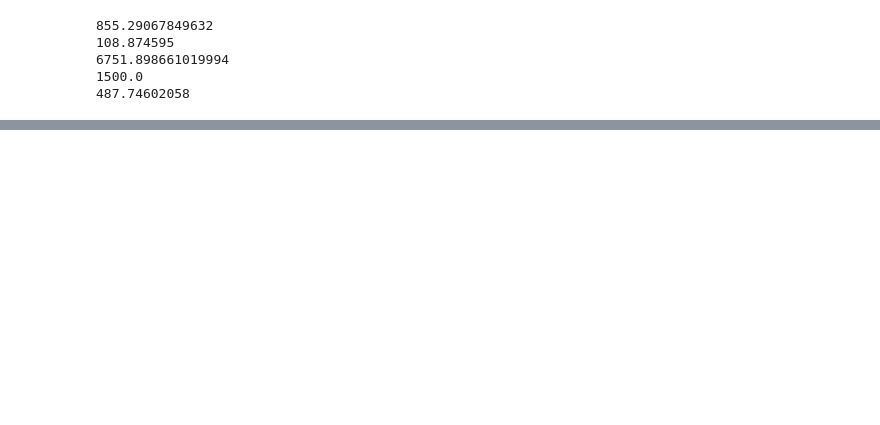
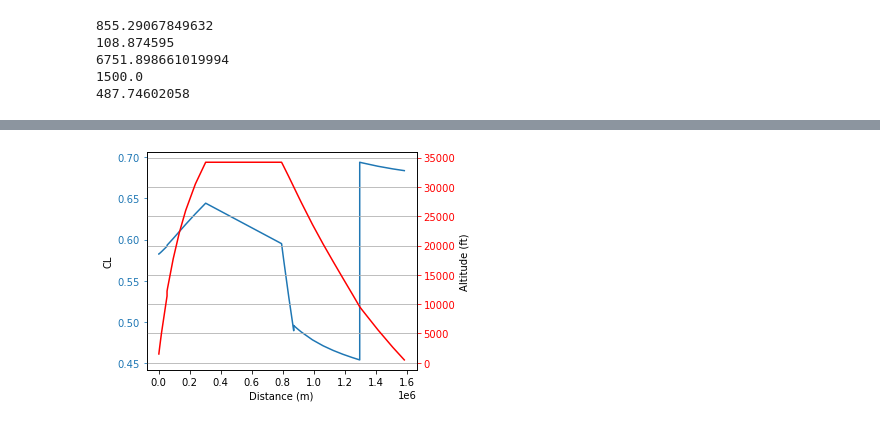
Before and after one commit to AlejandroRios/MDOAirB_base, a Jupyter notebook: framework/analysis-single-result.ipynb, the cells around one changed output, grey strips where cells are left out. Saved outputs shown, nothing was run; the diff lists cells and outputs as text; code cells hidden in the pictures; blank space fills up the shorter version.

```diff
--- a/framework/analysis-single-result.ipynb
+++ b/framework/analysis-single-result.ipynb
@@ -161,0 +86,4 @@ plt.show()
+# %%
+draw_figure(distance, CL, altitude, "Distance (m)", "CL", "Altitude (ft)")
+# %% [output]
+[figure, added]
```
Also changed, not shown: parts of 24 cells of this notebook, 2 other files.
